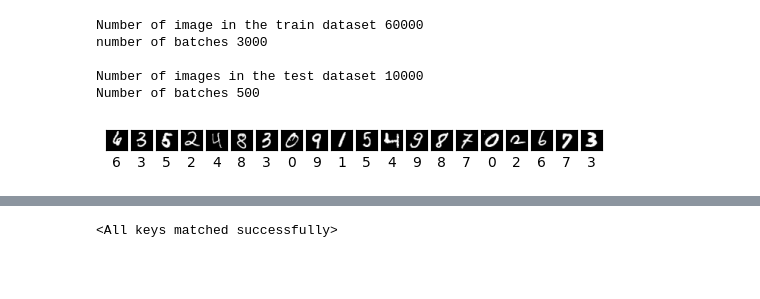
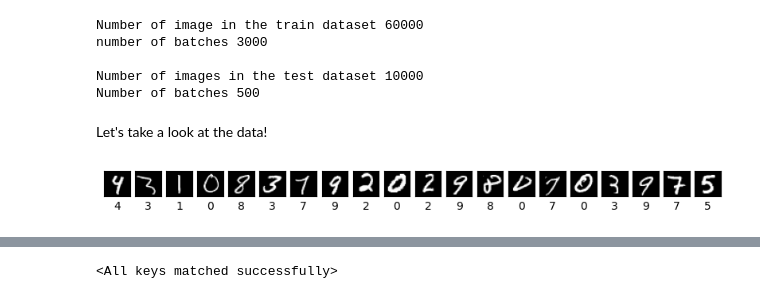
Before and after one commit to EPFL-Center-for-Imaging/ImagingLunch_IntroductionToPytorch, a Jupyter notebook: Introduction_to_PyTorch.ipynb, the cells around one changed output, grey strips where cells are left out. Cells and saved outputs as stored; diff of their text form; code cells hidden in the pictures; blank space fills up the shorter version.

```diff
--- a/Introduction_to_PyTorch.ipynb
+++ b/Introduction_to_PyTorch.ipynb
@@ -208,18 +251,26 @@ fc3.bias torch.Size([10])
 
 Total number of parameters: 61706
 # %%
+# You can consider the transform the "preprocessing" of the data.
+# It can include augmentation.
 transform = torchvision.transforms.Compose([
                 torchvision.transforms.ToTensor(),
-                torchvision.transforms.Normalize(0.5, 0.5)
+                torchvision.transforms.Normalize(mean=0, std=1)
             ])
 
+# For simplicity we will use a dataset provided by torchvision
+train_dataset = torchvision.datasets.MNIST(root="./data", train=True, download=True, transform=transform)
+print("Number of image in the train dataset", len(train_dataset))
+
+# The batch size is the number of images processed simultaneously
 batch_size = 20
 
-train_dataset = torchvision.datasets.MNIST(root="./data", train=True, download=True, transform=transform)
-print("Number of image in the train dataset", len(train_dataset))
+# The data loader yields images in batches in a random order (shuffle=True)
 train_dataloader = torch.utils.data.DataLoader(train_dataset, batch_size=batch_size, shuffle=True, num_workers=6)
 print("number of batches", len(train_dataloader))
 
+# To confirm that we trained our model succefully we can use a test dataset.
+# Note: We don't need shuffeling here and the transform should not include any augmentations.
 test_dataset = torchvision.datasets.MNIST(root="./data", train=False, download=True, transform=transform)
 print("\nNumber of images in the test dataset", len(test_dataset))
 test_dataloader = torch.utils.data.DataLoader(test_dataset, batch_size=batch_size, num_workers=6)
@@ -230,17 +281,19 @@ number of batches 3000
 
 Number of images in the test dataset 10000
 Number of batches 500
+# %% [markdown]
+Let's take a look at the data!
 # %%
 for data in train_dataloader:
     imgs = data[0]
     labels = data[1]
-    fig, axes = plt.subplots(1, len(imgs))
+    fig, axes = plt.subplots(1, len(imgs), figsize=(10, 7))
     for i, img in enumerate(torch.squeeze(imgs)):
         axes[i].imshow(img, cmap="gray")
         axes[i].set_xticks([], [])
         axes[i].set_yticks([], [])
         axes[i].set_xlabel(labels[i].item())
     plt.show()
     break
 # %% [output]
-[figure, old version]
+[figure, new version]
```
Also changed, not shown: parts of 41 cells of this notebook.
